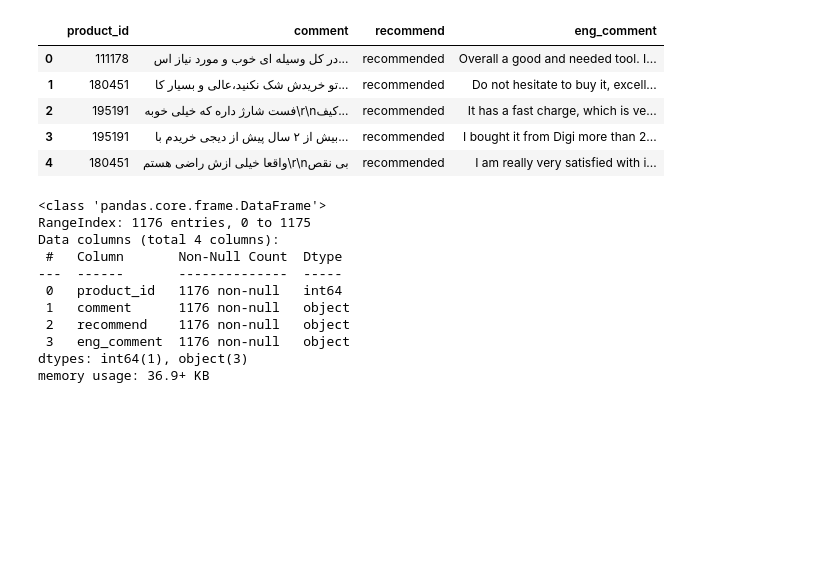
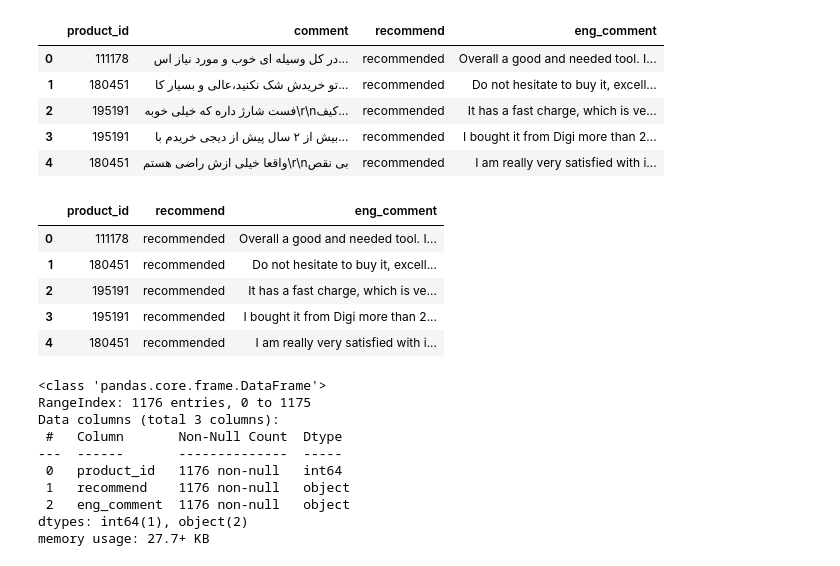
Before and after one commit to nahbos/Data-Mining-on-DigiKala-datasets, a Jupyter notebook: DM-4thProj-Recommendation.ipynb, the cells around one changed output. Saved outputs shown, nothing was run; the diff lists cells and outputs as text; code cells hidden in the pictures; blank space fills up the shorter version.

```diff
--- a/DM-4thProj-Recommendation.ipynb
+++ b/DM-4thProj-Recommendation.ipynb
@@ -85,17 +87,27 @@ translated.head()
 | 2 | 195191 | فست شارژ داره که خیلی خوبه\r\nکیف... | recommended | It has a fast charge, which is ve... |
 | 3 | 195191 | بیش از ۲ سال پیش از دیجی خریدم با... | recommended | I bought it from Digi more than 2... |
 | 4 | 180451 | واقعا خیلی ازش راضی هستم\r\nبی نقص | recommended | I am really very satisfied with i... |
+# %%
+translated = translated.drop(['comment'], axis=1)
+translated.iloc[:, 2] += translated.iloc[:, 1]
+translated.head()
+# %% [output]
+|  | product_id | recommend | eng_comment |
+| 0 | 111178 | recommended | Overall a good and needed tool. I... |
+| 1 | 180451 | recommended | Do not hesitate to buy it, excell... |
+| 2 | 195191 | recommended | It has a fast charge, which is ve... |
+| 3 | 195191 | recommended | I bought it from Digi more than 2... |
+| 4 | 180451 | recommended | I am really very satisfied with i... |
 # %%
 translated.info()
 # %% [output]
 <class 'pandas.core.frame.DataFrame'>
 RangeIndex: 1176 entries, 0 to 1175
-Data columns (total 4 columns):
+Data columns (total 3 columns):
  #   Column       Non-Null Count  Dtype
 ---  ------       --------------  -----
  0   product_id   1176 non-null   int64
- 1   comment      1176 non-null   object
- 2   recommend    1176 non-null   object
- 3   eng_comment  1176 non-null   object
-dtypes: int64(1), object(3)
-memory usage: 36.9+ KB
+ 1   recommend    1176 non-null   object
+ 2   eng_comment  1176 non-null   object
+dtypes: int64(1), object(2)
+memory usage: 27.7+ KB
```
Also changed, not shown: parts of 25 cells of this notebook.
